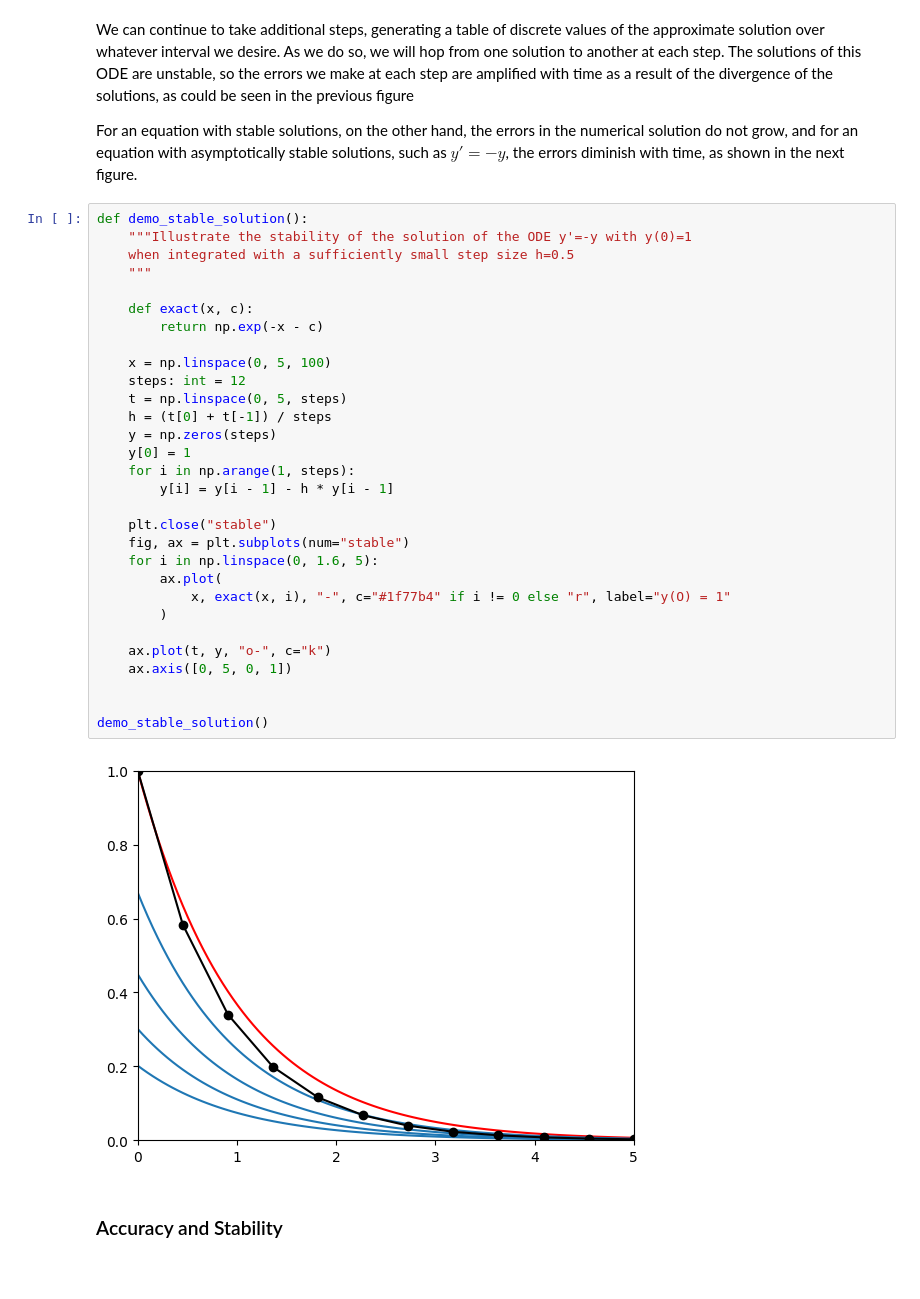
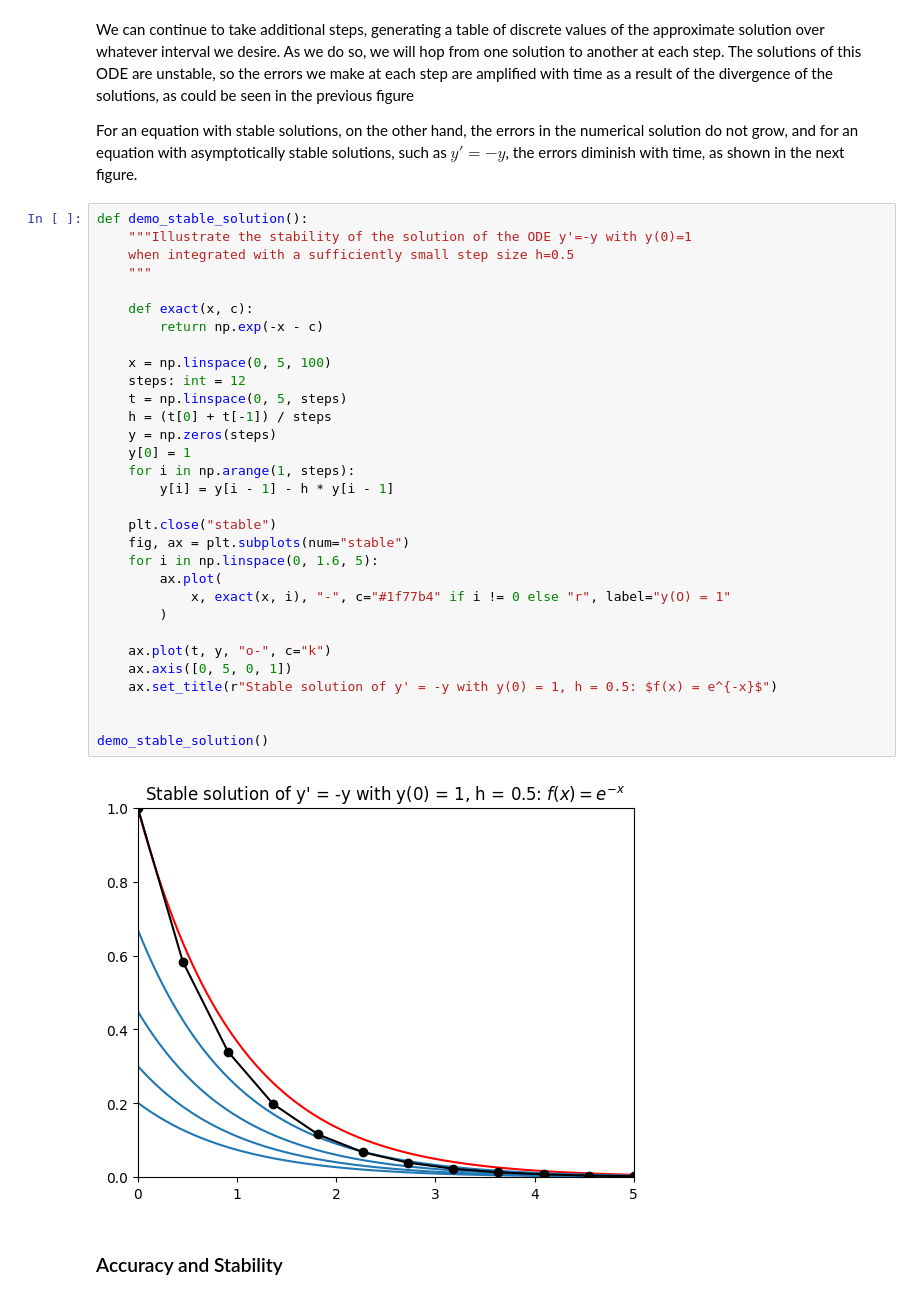
Before and after one commit to trcools/2e-bachelor-Fysica, a Jupyter notebook: Py4sci/notebooks/ordinary_differential_equations.ipynb, the cells around one changed output. Cells and saved outputs as stored; diff of their text form; blank space fills up the shorter version.

```diff
--- a/Py4sci/notebooks/ordinary_differential_equations.ipynb
+++ b/Py4sci/notebooks/ordinary_differential_equations.ipynb
@@ -266,34 +267,35 @@ For an equation with stable solutions, on the other hand, the errors in the nume
 def demo_stable_solution():
     """Illustrate the stability of the solution of the ODE y'=-y with y(0)=1
     when integrated with a sufficiently small step size h=0.5
     """
 
     def exact(x, c):
         return np.exp(-x - c)
 
     x = np.linspace(0, 5, 100)
     steps: int = 12
     t = np.linspace(0, 5, steps)
     h = (t[0] + t[-1]) / steps
     y = np.zeros(steps)
     y[0] = 1
     for i in np.arange(1, steps):
         y[i] = y[i - 1] - h * y[i - 1]
 
     plt.close("stable")
     fig, ax = plt.subplots(num="stable")
     for i in np.linspace(0, 1.6, 5):
         ax.plot(
             x, exact(x, i), "-", c="#1f77b4" if i != 0 else "r", label="y(O) = 1"
         )
 
     ax.plot(t, y, "o-", c="k")
     ax.axis([0, 5, 0, 1])
+    ax.set_title(r"Stable solution of y' = -y with y(0) = 1, h = 0.5: $f(x) = e^{-x}$")
 
 
 demo_stable_solution()
 # %% [output]
-[figure, old version]
+[figure, new version]
 # %% [markdown]
 ### Accuracy and Stability
 # %% [markdown]
```
Also changed, not shown: parts of 9 cells of this notebook, 4 other files.
